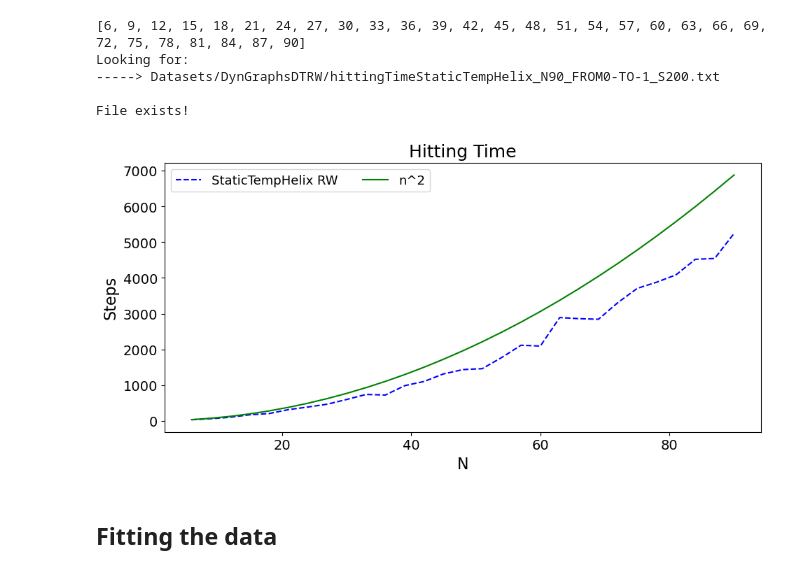
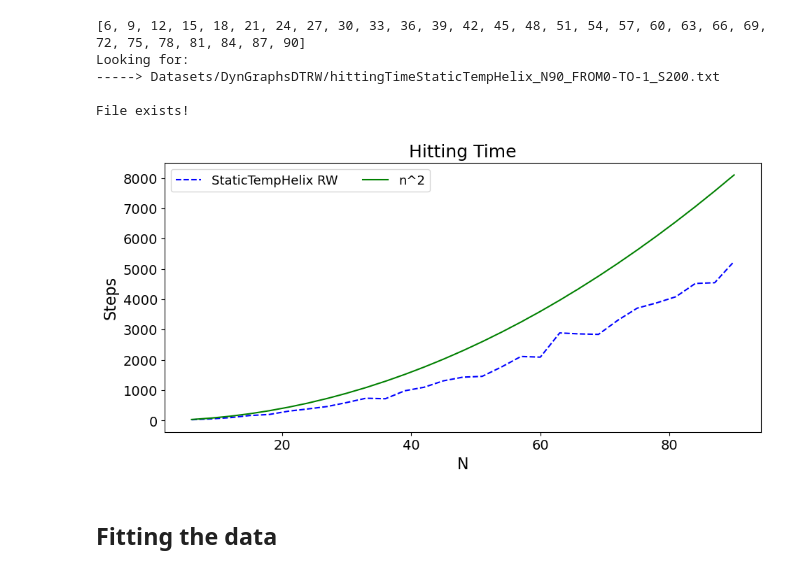
Before and after one commit to JaimePSantos/DynamicRandomWalks, a Jupyter notebook: HT-Static_TemporalHelix.ipynb, the cells around one changed output. Cells and saved outputs as stored; diff of their text form; code cells hidden in the pictures.

```diff
--- a/HT-Static_TemporalHelix.ipynb
+++ b/HT-Static_TemporalHelix.ipynb
@@ -70,7 +70,7 @@ def estimate_hitting_time(reps, start_vertex, end_vertex, num_simulations=10):
 
     return hitting_times
 
-def theoretical_hitting_time(n,factor,c):
+def fit_hitting_time(n,factor,c):
     hitting_times = []
     for i in n:
         hitting_times.append(c*i**factor)
@@ -89,7 +89,7 @@ initVertex = 0
 targetVertex = -1
 
 factor = 2
-c = 0.85
+c = 1
 
 hitting_times_file = f'Datasets/DynGraphsDTRW/hittingTimeStaticTempHelix_N{sum_range[-1]}_FROM{initVertex}-TO{targetVertex}_S{samples}.txt'
 
@@ -97,12 +97,12 @@ print(f'Looking for: \n-----> {hitting_times_file}')
 
 if os.path.exists(hitting_times_file):
     hitting_times = load_list_from_file(hitting_times_file)
-    theoretical_hitting_times = theoretical_hitting_time(sum_range,factor,c)
+    fit_hitting_times = fit_hitting_time(sum_range,factor,c)
     print('\nFile exists!')
 else:
     print('\nFile Doesnt Exist!')
     hitting_times = estimate_hitting_time(reps,initVertex,targetVertex,samples)
-    theoretical_hitting_times = theoretical_hitting_time(sum_range,factor,c)
+    fit_hitting_times = fit_hitting_time(sum_range,factor,c)
 
     write_list_to_file(hitting_times_file, hitting_times)
 # %% [output]
@@ -113,35 +113,37 @@ Looking for:
 File exists!
 # %%
 alphaLabelList = [r'StaticTempHelix RW',f'n^{factor}']
+c = 1
+factor = 2
 
 params = {
     'font_size' : 14,
     'figsize': (11, 5),
     'plot_title' : f'Hitting Time',
     'x_label' : 'N',
     'y_label' : "Steps",
     'legend_labels' : alphaLabelList,
     'legend_loc': "best",
     # 'legend_title' : r'$\alpha$',
     'legend_ncol' : 3,
     'color_list' : ['#0000FF', '#008000', '#525252'],
     'line_style_list' : ['--', '-','-.' ],
     # 'save_path' : f'Output/OrientedDynamics/orientedDynamics_N{N}_NWALKS{len(alphaList)}_Alphas{str([round(a, 2) for a in alphaList]).replace(", ", "-").replace("[", "").replace("]", "")}_TMAX{round(t)}.png',
     'use_loglog': False,
     'use_cbar' : False,
     'cbar_label' : None,
     'cbar_ticks' : None,
     'cbar_tick_labels' : None,
     'x_lim' : None,
     # 'x_num_ticks' : 7,
     # 'y_num_ticks' : 7,
     # 'x_round_val' : 1,
     # 'y_round_val' : 3,
 }
 
-plot_qwak(x_value_matrix = [list(sum_range),list(sum_range)] , y_value_matrix = [hitting_times,theoretical_hitting_times],**params)
+plot_qwak(x_value_matrix = [list(sum_range),list(sum_range)] , y_value_matrix = [hitting_times,fit_hitting_times],**params)
 # %% [output]
-[figure, old version]
+[figure, new version]
 # %% [markdown]
 ## Fitting the data
 # %%
```
Also changed, not shown: parts of 20 cells of this notebook, 2 other files.
